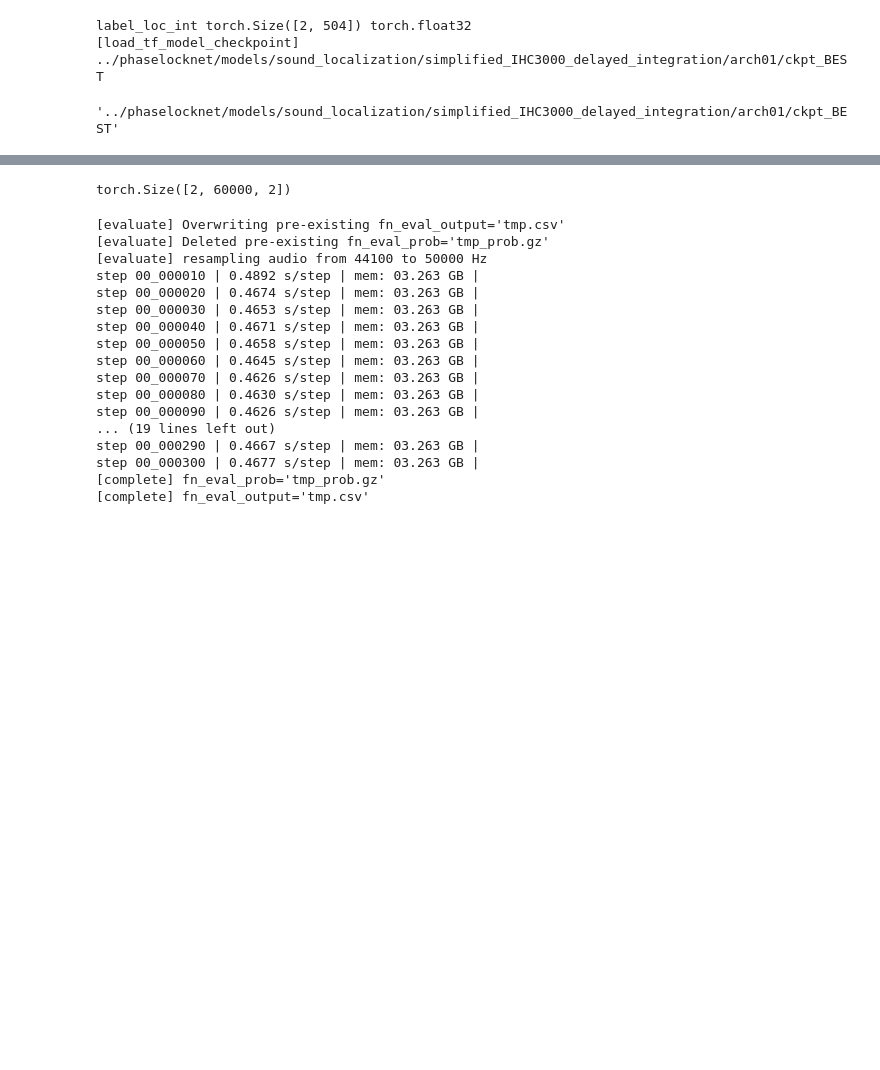
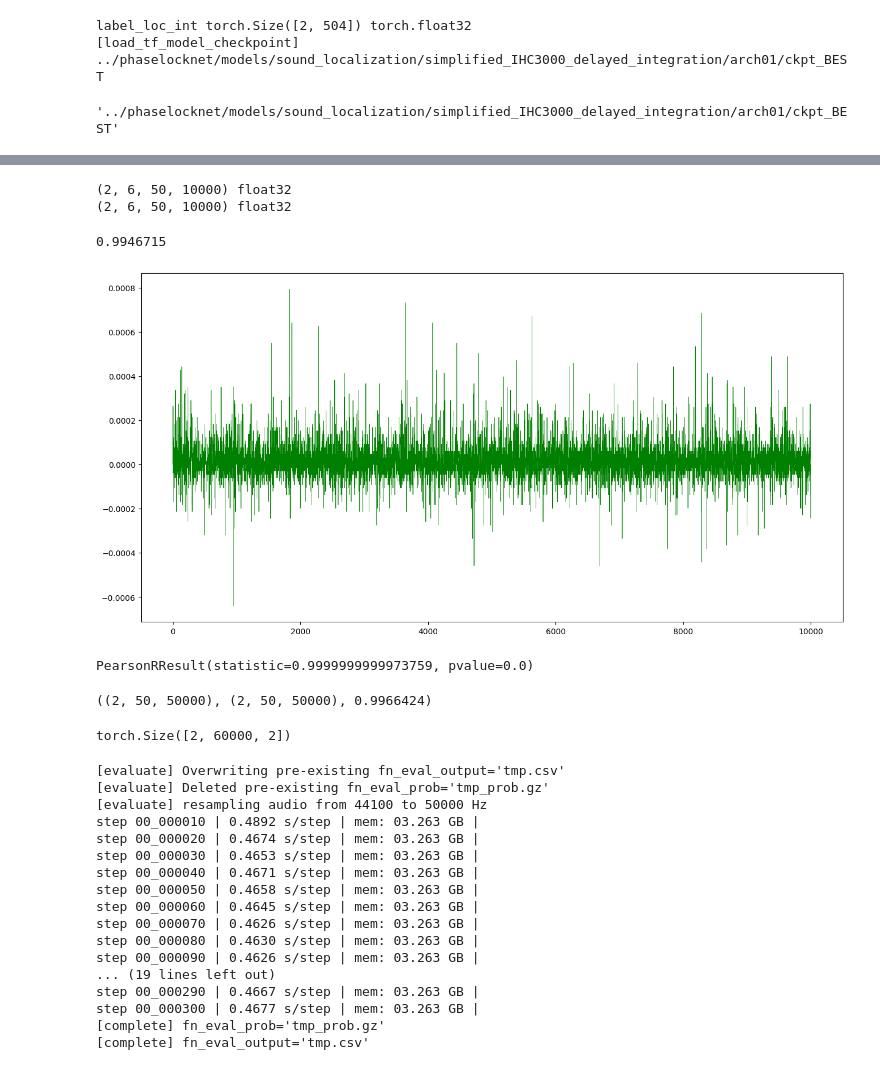
Before and after one commit to msaddler/phaselocknet_torch, a Jupyter notebook: minimal.ipynb, the cells around one changed output, grey strips where cells are left out. Saved outputs shown, nothing was run; the diff lists cells and outputs as text; code cells hidden in the pictures; blank space fills up the shorter version.

Commit message:
checking tf and torch cochlear models are similar (within numerical precision)

```diff
--- a/minimal.ipynb
+++ b/minimal.ipynb
@@ -22,9 +25,9 @@ device
 # %% [output]
 device(type='cuda', index=0)
 # %%
-dir_model = "../phaselocknet/models/sound_localization/simplified_IHC3000_delayed_integration/arch01"
-input_shape = [2, 60000, 2]
-config_random_slice = {"size": [50, 10000], "buffer": [0, 500]}
+# dir_model = "../phaselocknet/models/sound_localization/simplified_IHC3000_delayed_integration/arch01"
+# input_shape = [2, 60000, 2]
+# config_random_slice = {"size": [50, 10000], "buffer": [0, 500]}
 
 # dir_model = "../phaselocknet/models/sound_localization/IHC3000_delayed_integration/arch01"
 # input_shape = [2, 3, 50, 12000, 2]
@@ -38,17 +41,22 @@ config_random_slice = {"size": [50, 10000], "buffer": [0, 500]}
 # input_shape = [2, 3, 50, 20000]
 # config_random_slice = {}
 
+dir_model = "../phaselocknet/models/sound_localization/simplified_IHC3000_delayed_integration/arch01"
+input_shape = [2, 50000, 2]
+config_random_slice = {"size": [50, 10000], "buffer": [0, 0]}
 
 with open(os.path.join(dir_model, "config.json")) as f:
     config_model = json.load(f)
 with open(os.path.join(dir_model, "arch.json")) as f:
     architecture = json.load(f)
 
+config_model["kwargs_cochlea"]["kwargs_spike_generator_binomial"] = {}
+
 model = phaselocknet_model.Model(
-    config_model=config_model,
-    architecture=architecture,
+    config_model=copy.deepcopy(config_model),
+    architecture=copy.deepcopy(architecture),
     input_shape=input_shape,
-    config_random_slice=config_random_slice,
+    config_random_slice=copy.deepcopy(config_random_slice),
 ).to(device)
 
 for k, v in model(torch.zeros(model.input_shape, device=device)).items():
@@ -65,3 +129,47 @@ label_loc_int torch.Size([2, 504]) torch.float32
+# %%
+x = np.random.randn(*input_shape).astype(np.float32)
+
+nervegram_torch = model.peripheral_model(torch.tensor(x).to(device)).cpu().numpy()
+print(nervegram_torch.shape, nervegram_torch.dtype)
+
+nervegram_tf = tf_model(x).numpy()
+nervegram_tf = np.transpose(nervegram_tf, [0, 3, 1, 2])
+print(nervegram_tf.shape, nervegram_tf.dtype)
+
+np.isclose(nervegram_torch, nervegram_tf).mean()
+# %% [output]
+(2, 6, 50, 10000) float32
+(2, 6, 50, 10000) float32
+0.9946715
+# %%
+fig, ax = plt.subplots(figsize=(16, 8))
+
+IDX = (0, 0, -4)
+# ax.plot(nervegram_tf[IDX], ls="-", color="k")
+# ax.plot(nervegram_torch[IDX], ls="--", color="r", lw=0.5)
+ax.plot(nervegram_torch[IDX].reshape([-1]) - nervegram_tf[IDX].reshape([-1]), ls="-", color="g", lw=0.5)
+plt.show()
+
+print(scipy.stats.pearsonr(nervegram_torch[IDX].reshape([-1]), nervegram_tf[IDX].reshape([-1])))
+# %% [output]
+[figure, added]
+PearsonRResult(statistic=0.9999999999973759, pvalue=0.0)
+# %%
+torch_coch = model.peripheral_model.body.cochlear_filterbank.fb(torch.tensor(x[..., 0]).to(device)).cpu().numpy()
+
+tf_coch = util_signal.fir_gammatone_filterbank(
+    x[..., 0],
+    sr=config_model["kwargs_cochlea"]["sr_input"],
+    fir_dur=config_model["kwargs_cochlea"]["config_filterbank"]["fir_dur"],
+    min_cf=config_model["kwargs_cochlea"]["config_filterbank"]["min_cf"],
+    max_cf=config_model["kwargs_cochlea"]["config_filterbank"]["max_cf"],
+    num_cf=config_model["kwargs_cochlea"]["config_filterbank"]["num_cf"],
+    return_io_function=False
+).numpy()
+
+torch_coch.shape, tf_coch.shape, np.isclose(torch_coch, tf_coch).mean()
+# %% [output]
+((2, 50, 50000), (2, 50, 50000), 0.9966424)
 # %%
 for _ in tqdm.tqdm(range(20)):
     x = torch.randn(model.input_shape, device=device)
```
Also changed, not shown: parts of 2 cells of this notebook.
